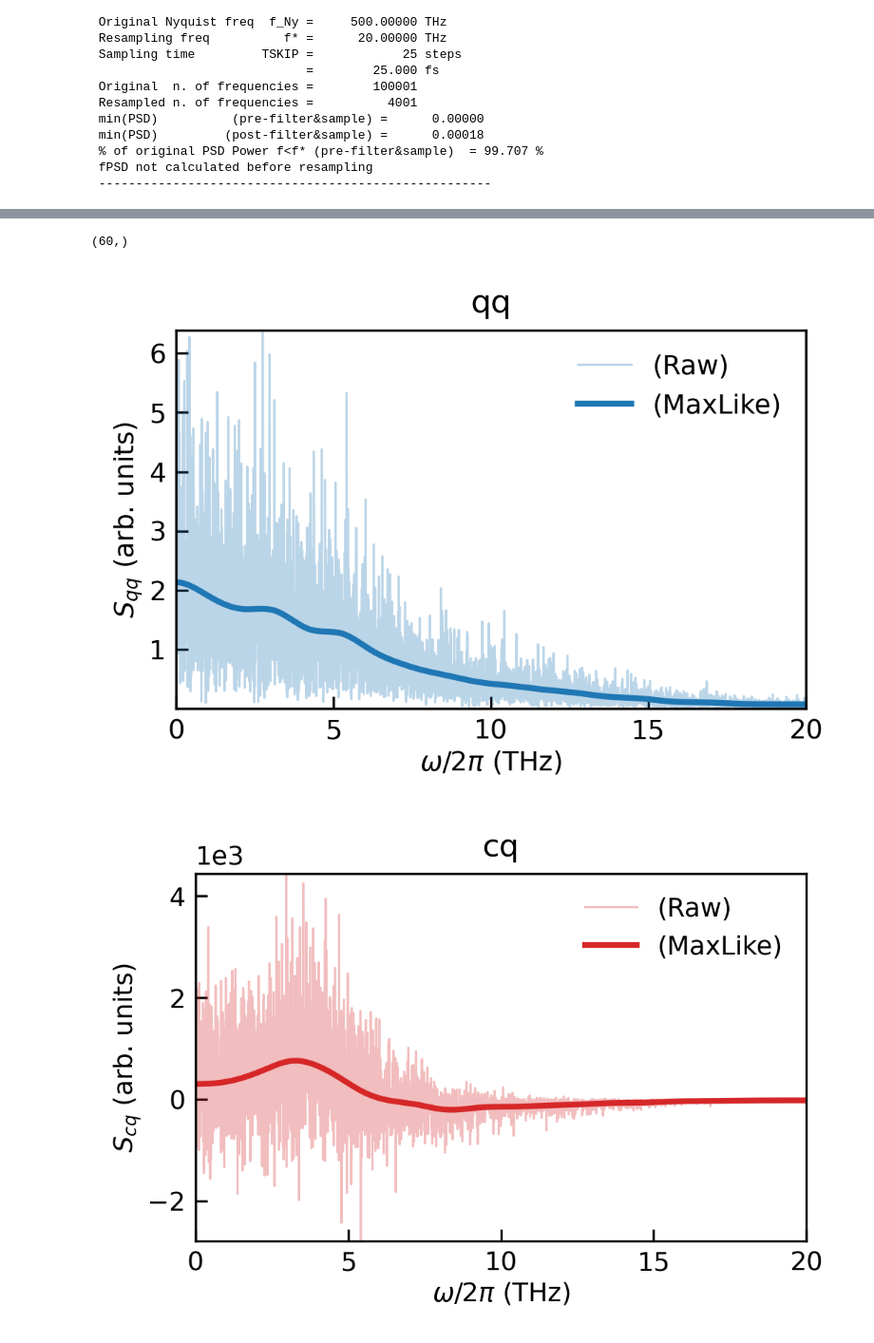
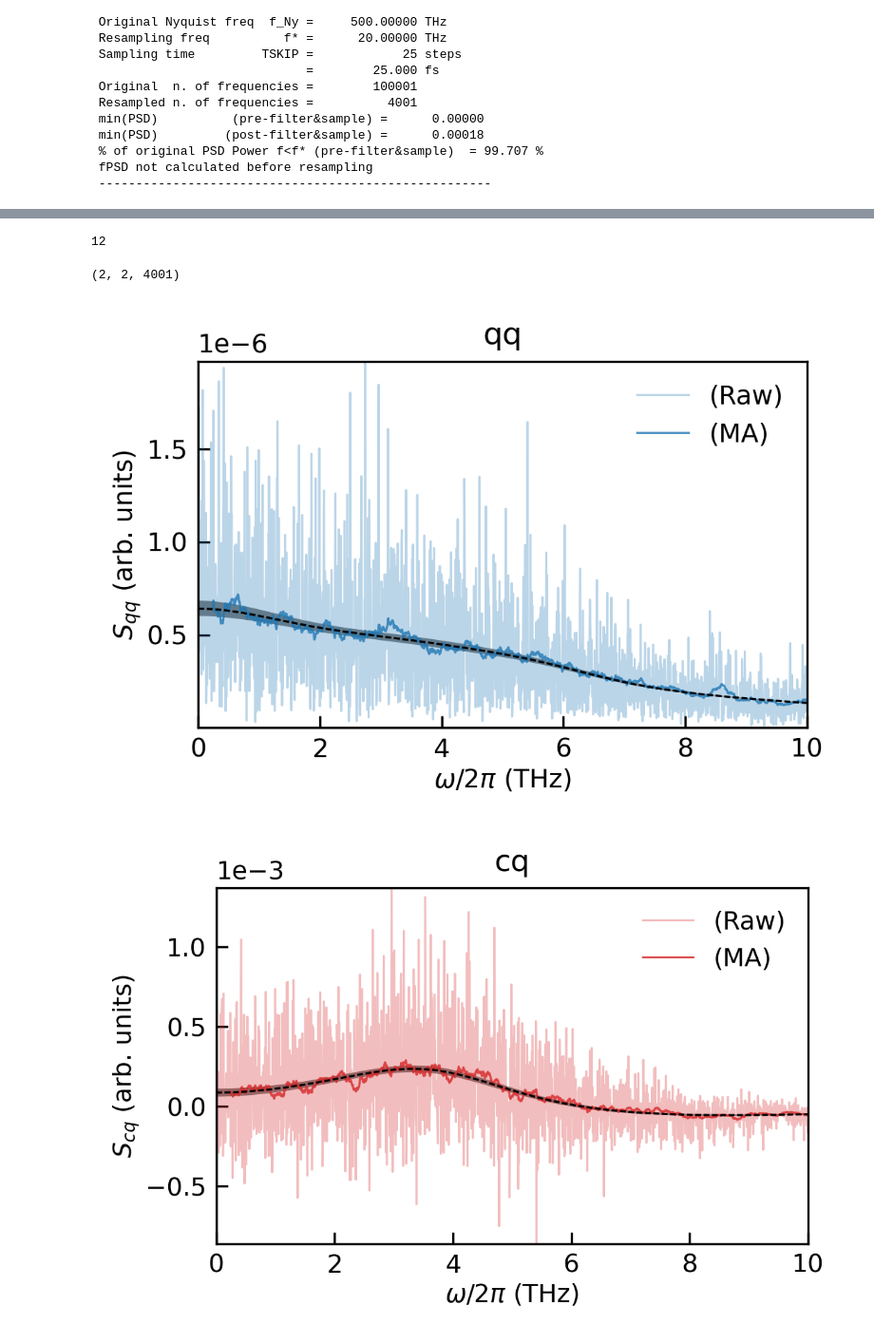
Before and after one commit to ppegolo/sportran, a Jupyter notebook: examples/06_example_maxlike.ipynb, the cells around one changed output, grey strips where cells are left out. Shown: that part at 95% size. Saved outputs shown, nothing was run; the diff lists cells and outputs as text; code cells hidden in the pictures.

```diff
--- a/examples/06_example_maxlike.ipynb
+++ b/examples/06_example_maxlike.ipynb
@@ -259,6 +259,7 @@ omega_fixed = np.linspace(0, 10, npar, endpoint=True)
 data_wishart = np.loadtxt('/Users/paolo/data_wishart.txt')[:nsam]
 truth_wishart = np.loadtxt('/Users/paolo/truth_wishart.txt')[:nsam]
 
+print(data_wishart.shape)
 
 guess_wishart = np.array([pd.Series(data_wishart[:,i]).rolling(window=50,
                                                                closed = 'left',
@@ -276,8 +277,8 @@ truth_wishart = truth_wishart.reshape(-1,2,2)
 
 print('data.shape', data_wishart.shape)
 
-solver = 'BFGS'
-params, res = do_mle_wishart(data_wishart,
-                             np.array([guess_wishart[:,0,0],guess_wishart[:,0,1],guess_wishart[:,1,1]]).reshape(-1),
-                             model_wishart, omega, omega_fixed, solver = solver)
+# solver = 'BFGS'
+# params, res = do_mle_wishart(data_wishart,
+#                              np.array([guess_wishart[:,0,0],guess_wishart[:,0,1],guess_wishart[:,1,1]]).reshape(-1),
+#                              model_wishart, omega, omega_fixed, solver = solver)
 # %% [output]
@@ -379,39 +394,57 @@ The BFGS solver features the calculation of the Hessian. The covariance matrix w
-# %%
-flux_resample.maxlike.parameters_mean
-# %% [output]
-(60,)
+# %%
+flux_resample.optimal_nparameters
+# %% [output]
+12
+# %%
+flux_resample.cospectrum.shape
+# %% [output]
+(2, 2, 4001)
 # %%
 omega_fixed = flux_resample.maxlike.omega_fixed
 omega = flux_resample.maxlike.omega
 params = flux_resample.maxlike.parameters_mean
+params_std = flux_resample.maxlike.parameters_std
 
 data_wishart = flux_resample.maxlike.data
 
 spline = model_wishart(omega_fixed, params)
-
+spline_p = model_wishart(omega_fixed, params + params_std)
+spline_m = model_wishart(omega_fixed, params - params_std)
 
 estimate = spline(omega)
-estimate = opt_einsum.contract('wba,wbc->wac', estimate, estimate)   # This should be 3*V, the expectation value of X
+estimate = opt_einsum.contract('wba,wbc->wac', estimate, estimate)
+
+estimate_p = spline_p(omega)
+estimate_p = opt_einsum.contract('wba,wbc->wac', estimate_p, estimate_p)
+
+estimate_m = spline_m(omega)
+estimate_m = opt_einsum.contract('wba,wbc->wac', estimate_m, estimate_m)
 
 comp = {(0,0): 'qq', (0,1): 'cq', (1,1): 'cc'}
 
 ip = 0
 addaxes = []
 colors = ['tab:blue', 'tab:red', 'tab:green']
 icol = 0
 for i in range(2):
     for j in range(i, 2):
         fig, ax = plt.subplots()
-        pl, = ax.plot(flux_resample.freqs_THz, data_wishart[:, i, j], alpha = 0.3, label = f'(Raw)', color = colors[icol])
+        pl, = ax.plot(flux_resample.freqs_THz, data_wishart[i, j, :]*flux_resample.KAPPA_SCALE/2, alpha = 0.3, label = f'(Raw)', color = colors[icol])
+        ax.plot(flux_resample.freqs_THz, pd.Series(data_wishart[i, j, :]).rolling(window=50).mean()*flux_resample.KAPPA_SCALE/2,
+                alpha = 0.8, label = f'(MA)', color = colors[icol])
         icol += 1
         # ax.plot(omega, truth_wishart[:, i, j], color = pl.get_color(), alpha = 0.4, lw = 3, label = f'{comp[i,j]} (truth)')
-        ax.plot(flux_resample.freqs_THz, estimate[:, i, j], color = pl.get_color(), ls = '-', lw = 2, label = f'(MaxLike)')
+        x, y = flux_resample.freqs_THz, estimate[:, i, j]*flux_resample.KAPPA_SCALE/2
+        ym, yp = estimate_m[:, i, j]*flux_resample.KAPPA_SCALE/2, estimate_p[:, i, j]*flux_resample.KAPPA_SCALE/2
+        ax.plot(x, y, color = 'k', ls = '--')
+        ax.fill_between(x, ym, yp,
+                        color = 'k', alpha = 0.5)
         ax.set_title(f'{comp[i,j]}')
         ax.legend()
-# ax.set_xlim(0,10)
-# ax.set_ylim(0,65)
+        ax.set_xlim(0,10)
+        # ax.set_ylim(0,65)
         ax.set_xlabel('$\omega/2\pi$ (THz)')
         ax.set_ylabel(rf'$S_{{{comp[i,j]}}}$ (arb. units)')
 # %% [output]
-[figure, old version]
+[figure, new version]
-[figure, old version]
+[figure, new version]
```
Also changed, not shown: parts of 9 cells of this notebook, 2 other files.
